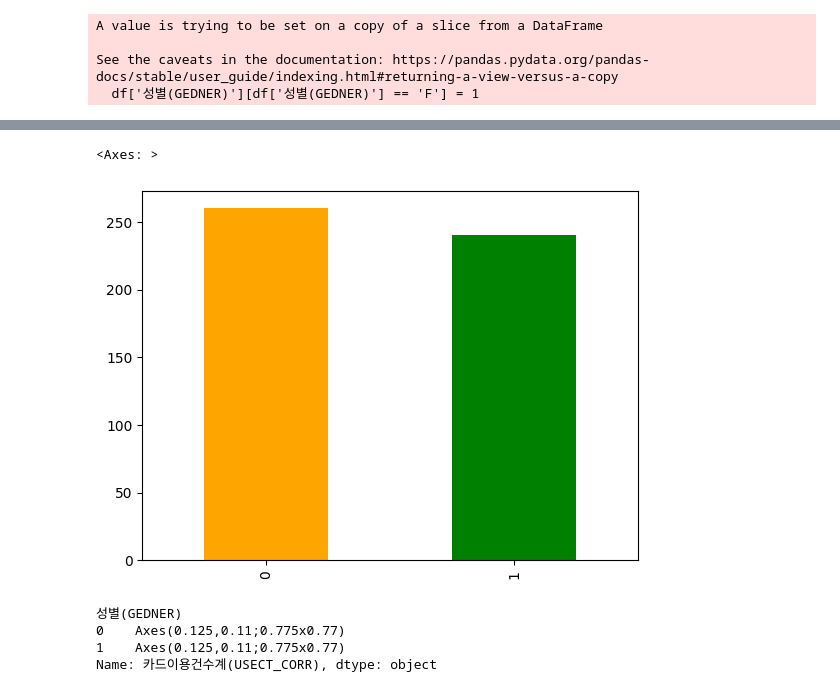
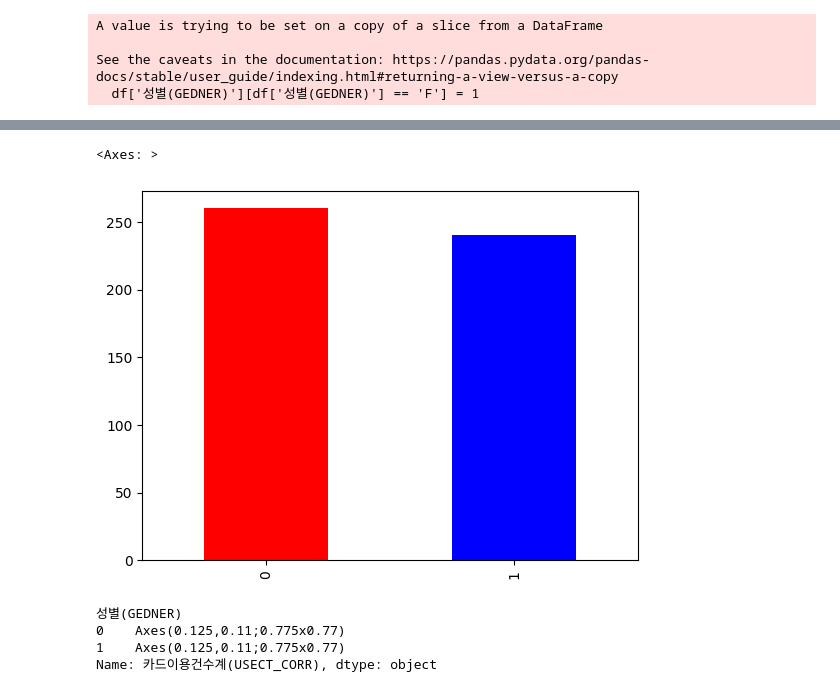
Before and after one commit to wldud01/BoostCourse-DataScience, a Jupyter notebook: Course1_Setting_up_the_data_environment.ipynb, the cells around one changed output, grey strips where cells are left out. Cells and saved outputs as stored; diff of their text form; code cells hidden in the pictures.

```diff
--- a/Course1_Setting_up_the_data_environment.ipynb
+++ b/Course1_Setting_up_the_data_environment.ipynb
@@ -253,11 +258,12 @@ df.describe()
 | 75% | 202003.000000 | 320160.250000 | 1.0000 | 7.175545e+05 | 35.000000 |
 | max | 202107.000000 | 502146.000000 | 1.0000 | 5.038501e+07 | 795.000000 |
 # %%
+# scale 확인해보기
 sex_count = df['성별(GEDNER)'].value_counts()
-sex_count.plot.bar(color=['orange','green'])
+sex_count.plot.bar(color=['red','blue'])
 # %% [output]
 <Axes: >
-[figure, old version]
+[figure, new version]
 # %%
 df.groupby(df['성별(GEDNER)'])['카드이용건수계(USECT_CORR)'].plot(legend=['F','M'])
 # %% [output]
```
Also changed, not shown: parts of 25 cells of this notebook.
